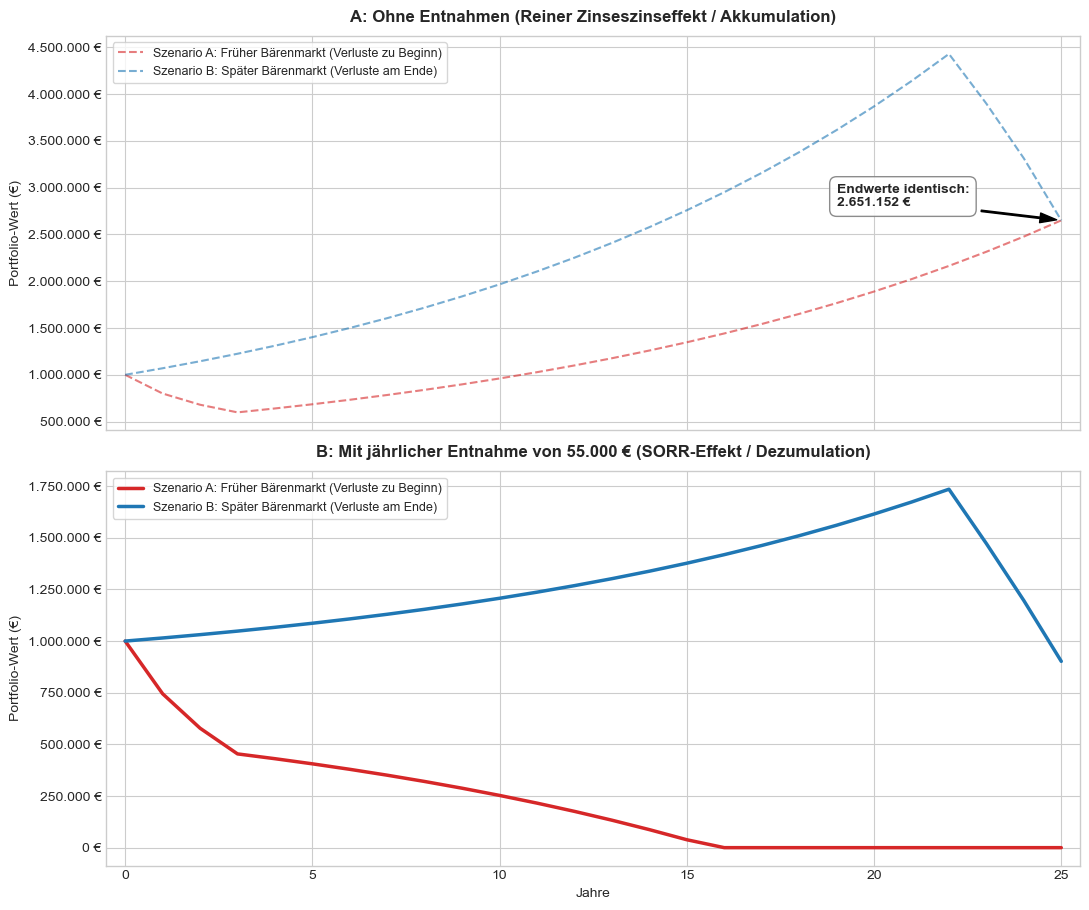
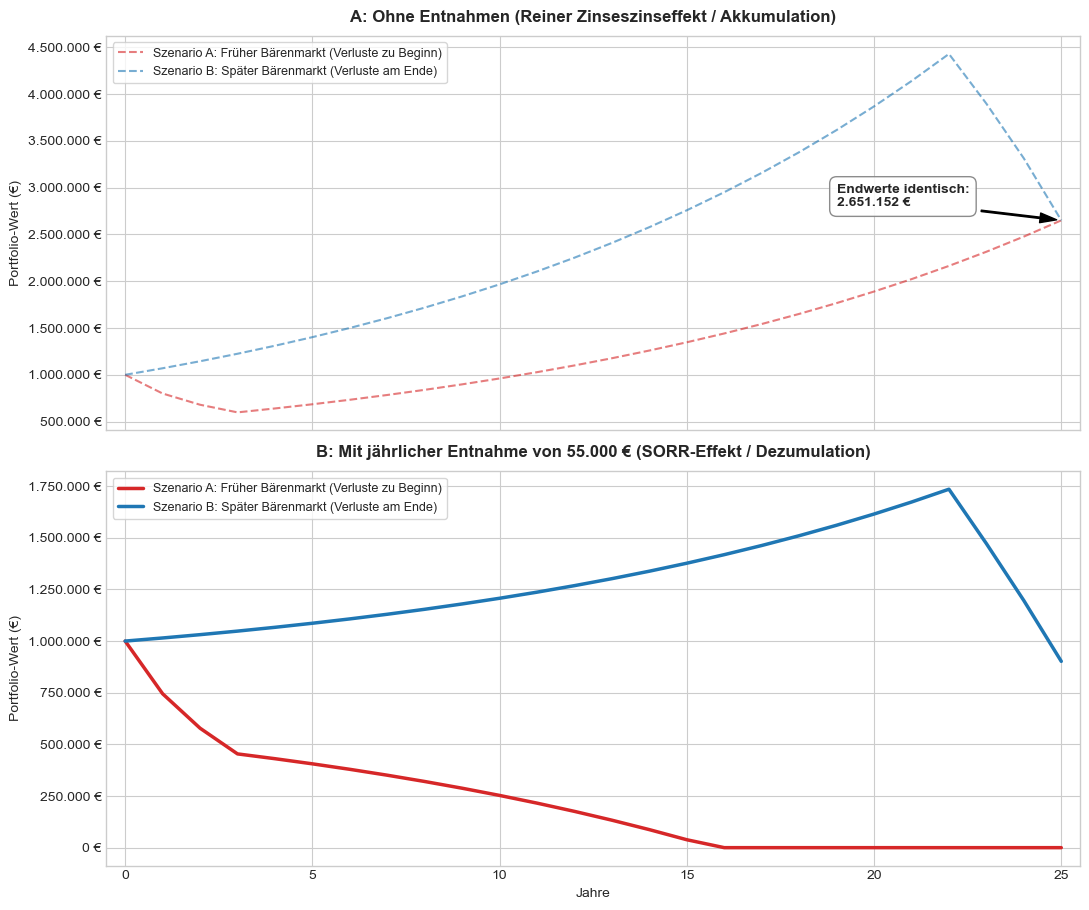
Unified diff of the notebook cell whose output changed from the first chart to the second:
--- before
+++ after
@@ -79,8 +79,5 @@
 
 # Grafik speichern (optional)
-# plt.savefig('SORR_Analyse_Expose.png', dpi=300)
-
-# Plot persistieren
-plt.savefig('sorr.png', dpi=300, bbox_inches='tight')
+plt.savefig('../../assets/SORR_schema.png', dpi=300)
 
 plt.show()

Commit: Update research pipeline notebooks and add NBER recession analysis